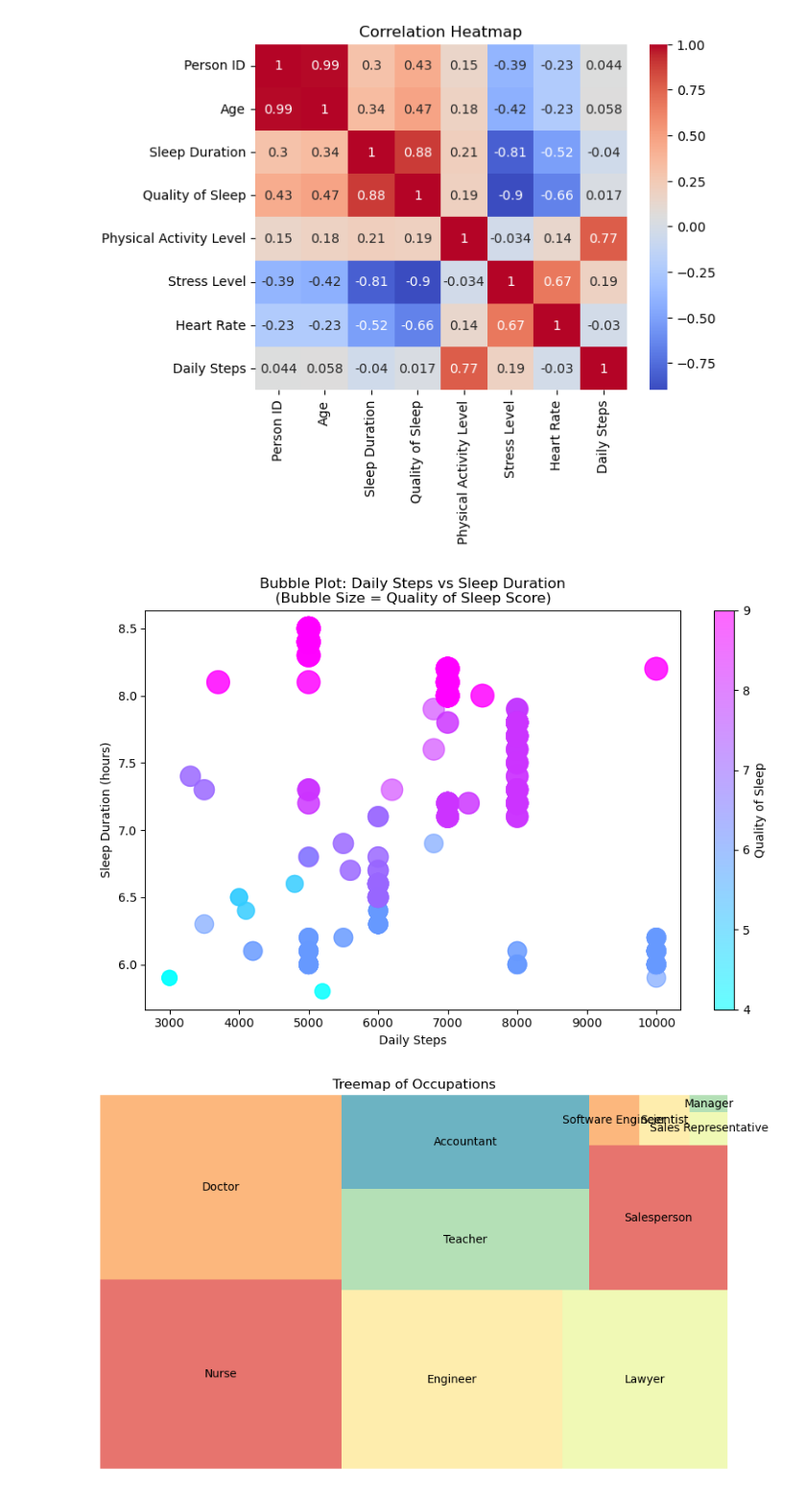
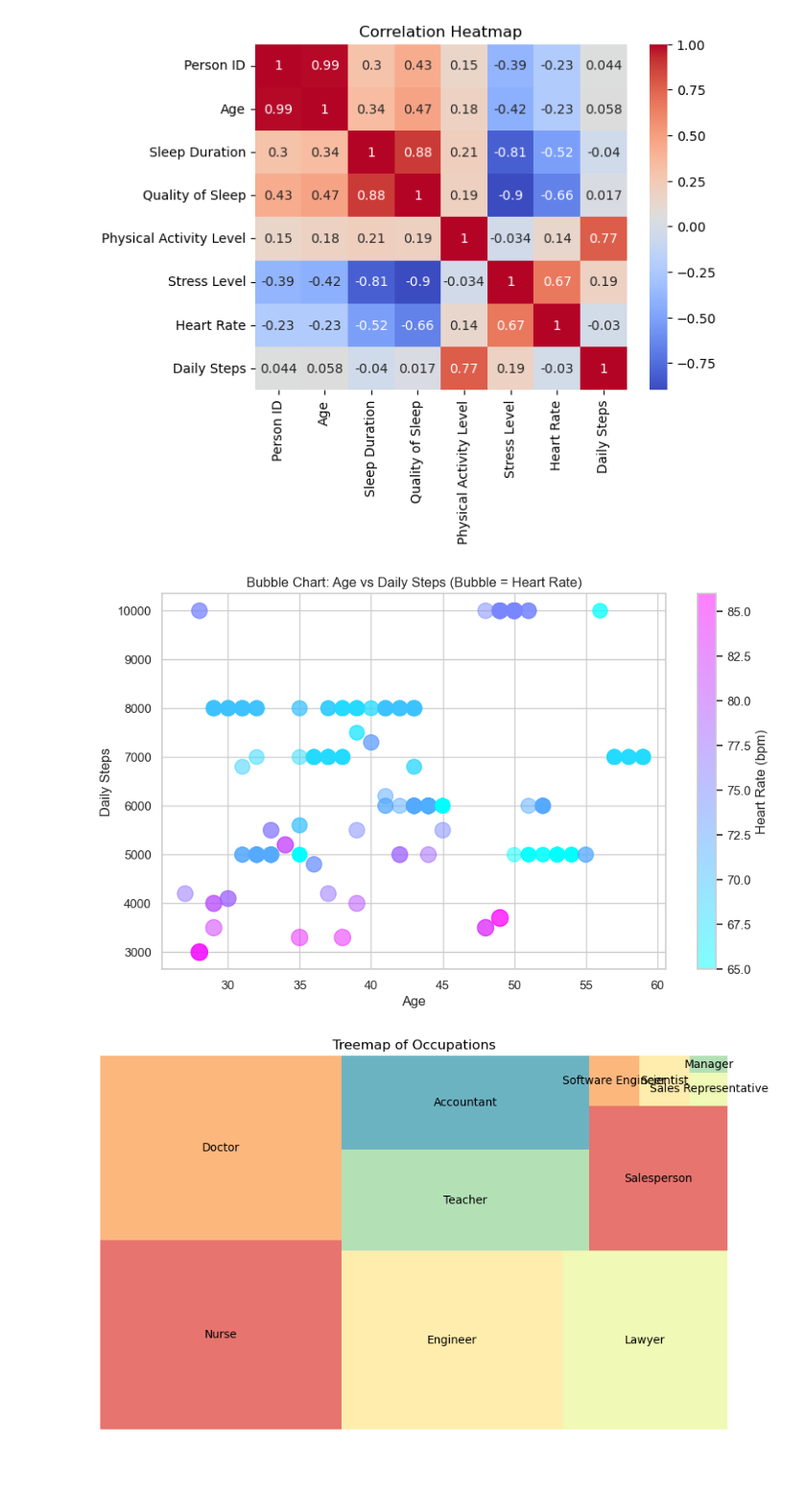
Before and after one commit to FrunzyR/types_of_visualization, a Jupyter notebook: data_visualization.ipynb, the cells around one changed output. Shown at 96% size. Drawn from its saved outputs; the diff is of its cells as text; code cells hidden in the pictures; blank space fills up the shorter version.

```diff
--- a/data_visualization.ipynb
+++ b/data_visualization.ipynb
@@ -205,0 +279,25 @@ plt.show()
+# %%
+data['Quality of Sleep'] = data['Quality of Sleep'].astype('category')
+
+plt.figure(figsize=(12, 6))
+sns.set_theme(style="whitegrid")
+
+sns.kdeplot(
+    data=data,
+    x="Sleep Duration",
+    hue="Quality of Sleep",
+    fill=True,
+    alpha=0.5,
+    linewidth=1.5,
+    bw_adjust=0.5,
+    palette="coolwarm"
+)
+
+plt.title("Sleep Duration Distribution by Quality Rating", fontsize=16)
+plt.xlabel("Sleep Duration (Hours)")
+plt.ylabel("Density")
+plt.axvline(x=7.5, color='gray', linestyle='--', alpha=0.7, label='~7.5 Hours')
+
+plt.legend(title="Quality of Sleep")
+plt.tight_layout()
+plt.show()
@@ -267,21 +363,21 @@ plt.show()
 # %%
 plt.figure(figsize=(10,6))
 plt.scatter(
+    data["Age"],
     data["Daily Steps"],
-    data["Sleep Duration"],
-    s=data["Quality of Sleep"] * 40,
-    c=data["Quality of Sleep"],
+    s=data["Heart Rate"] * 2.5,      # bubble size from heart rate
+    c=data["Heart Rate"],            # bubble color from heart rate
     cmap="cool",
-    alpha=0.6
+    alpha=0.5
 )
 
-plt.title("Bubble Plot: Daily Steps vs Sleep Duration\n(Bubble Size = Quality of Sleep Score)")
-plt.xlabel("Daily Steps")
-plt.ylabel("Sleep Duration (hours)")
-plt.colorbar(label="Quality of Sleep")
+plt.title("Bubble Chart: Age vs Daily Steps (Bubble = Heart Rate)")
+plt.xlabel("Age")
+plt.ylabel("Daily Steps")
+plt.colorbar(label="Heart Rate (bpm)")
 plt.show()
 # %% [output]
-[figure, old version]
+[figure, new version]
 # %%
 import squarify
 
```
Also changed, not shown: parts of 29 cells of this notebook.
